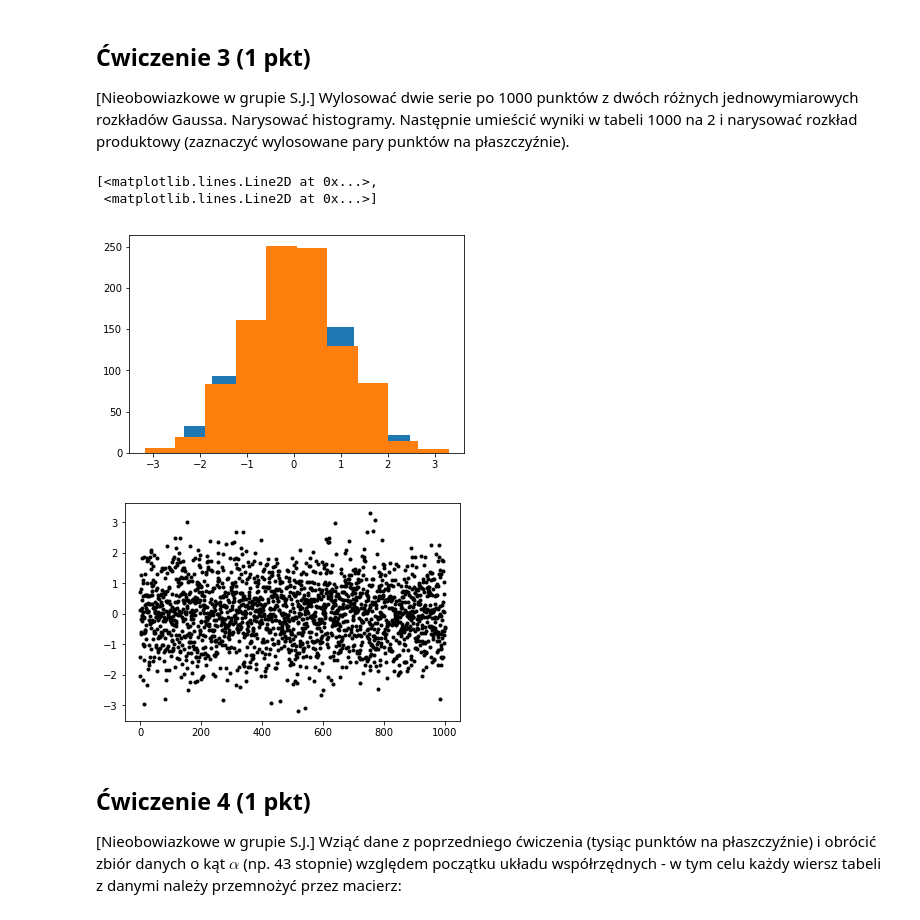
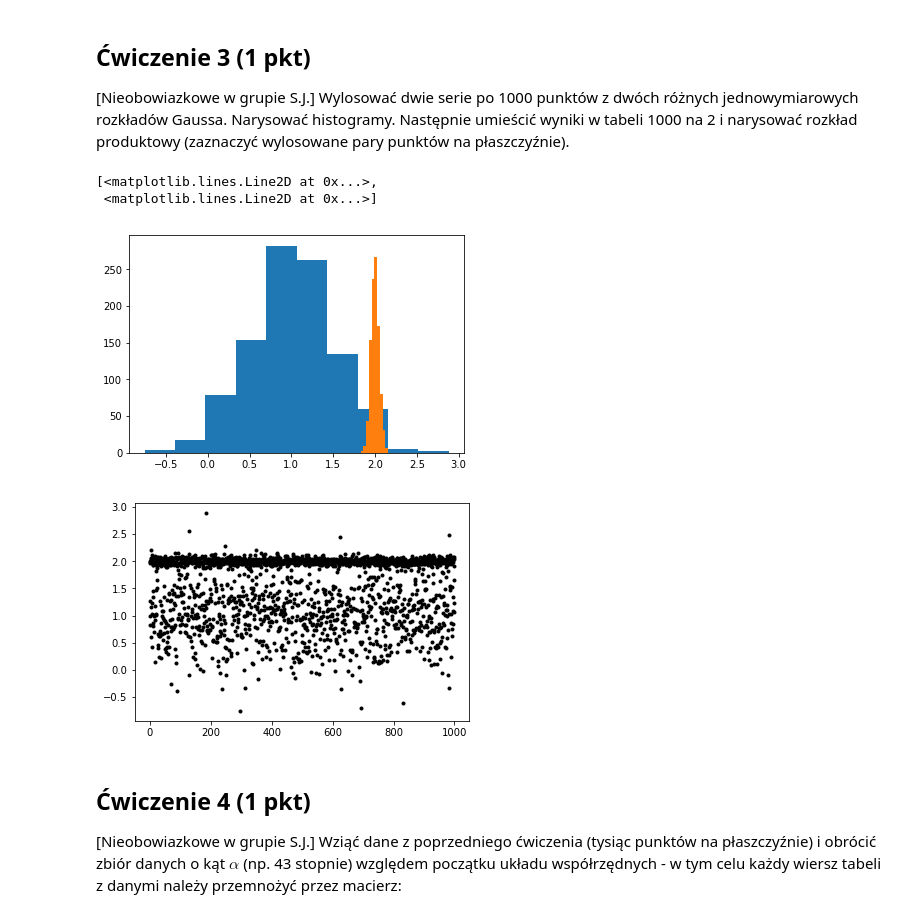
Before and after one commit to anyashka/MachineLearningUJ, a Jupyter notebook: L2b.ipynb, the cells around one changed output. Cells and saved outputs as stored; diff of their text form; code cells hidden in the pictures.

```diff
--- a/L2b.ipynb
+++ b/L2b.ipynb
@@ -134,21 +180,21 @@ Rozkład Gaussa można przesuwać, obracać i rozciągać (transformacje afinicz
 [Nieobowiazkowe w grupie S.J.] Wylosować dwie serie po 1000 punktów z dwóch różnych jednowymiarowych rozkładów Gaussa. Narysować histogramy. Następnie umieścić wyniki w tabeli 1000 na 2 i narysować rozkład produktowy (zaznaczyć wylosowane pary punktów na płaszczyźnie).
 # %%
 # spodziewany wynik - elipsa o osiach ustawionych równolegle do osi układu współrzędnych
-p1 = np.random.normal(0.0, 1.0, 1000)
-p2 = np.random.normal(0.0, 1.0, 1000)
+p1 = np.random.normal(1.0, 0.5, 1000)
+p2 = np.random.normal(2.0, 0.05, 1000)
 
 plt.figure()
 plt.hist(p1)
 plt.hist(p2)
 
 plt.figure()
 table = [(p1[i], p2[i]) for i in range(0, len(p1))]
 plt.plot(table, marker='.', color='k', linestyle='none')
 # %% [output]
 [<matplotlib.lines.Line2D at 0x...>,
  <matplotlib.lines.Line2D at 0x...>]
-[figure, old version]
+[figure, new version]
-[figure, old version]
+[figure, new version]
 # %% [markdown]
 ## Ćwiczenie 4 (1 pkt)
 
```
Also changed, not shown: parts of 9 cells of this notebook, 9 other files.
